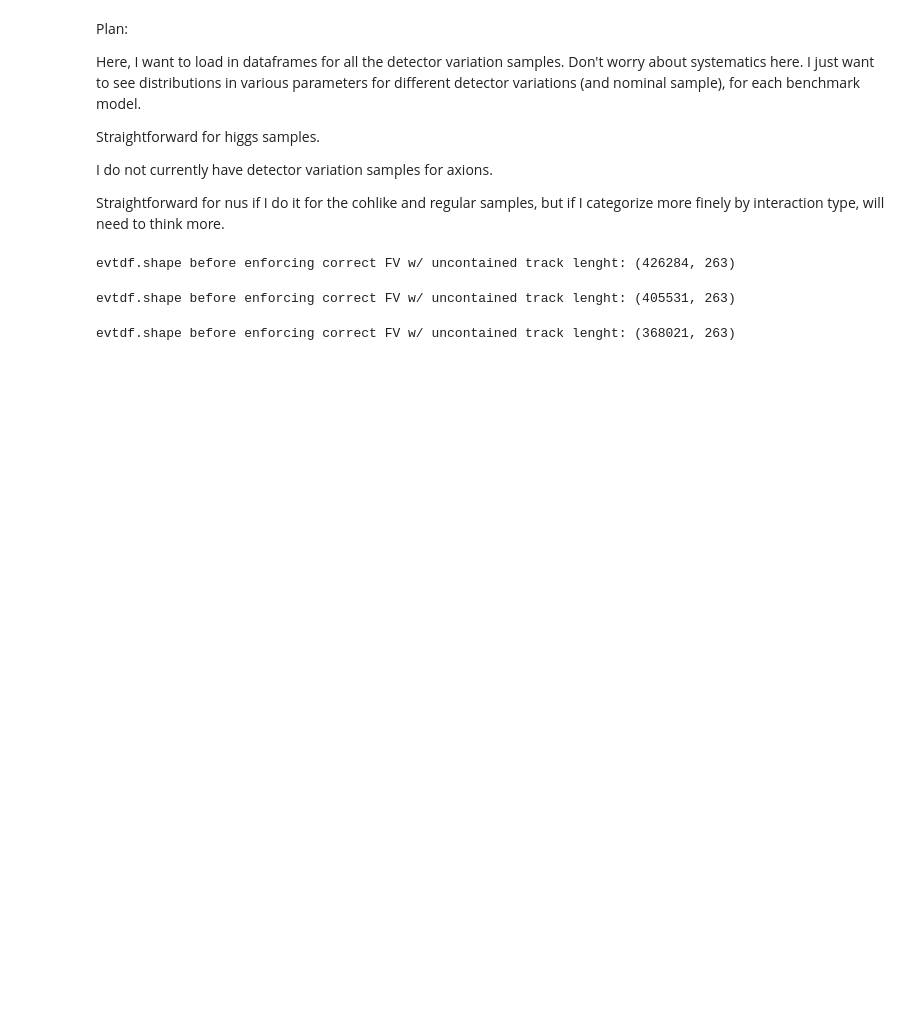
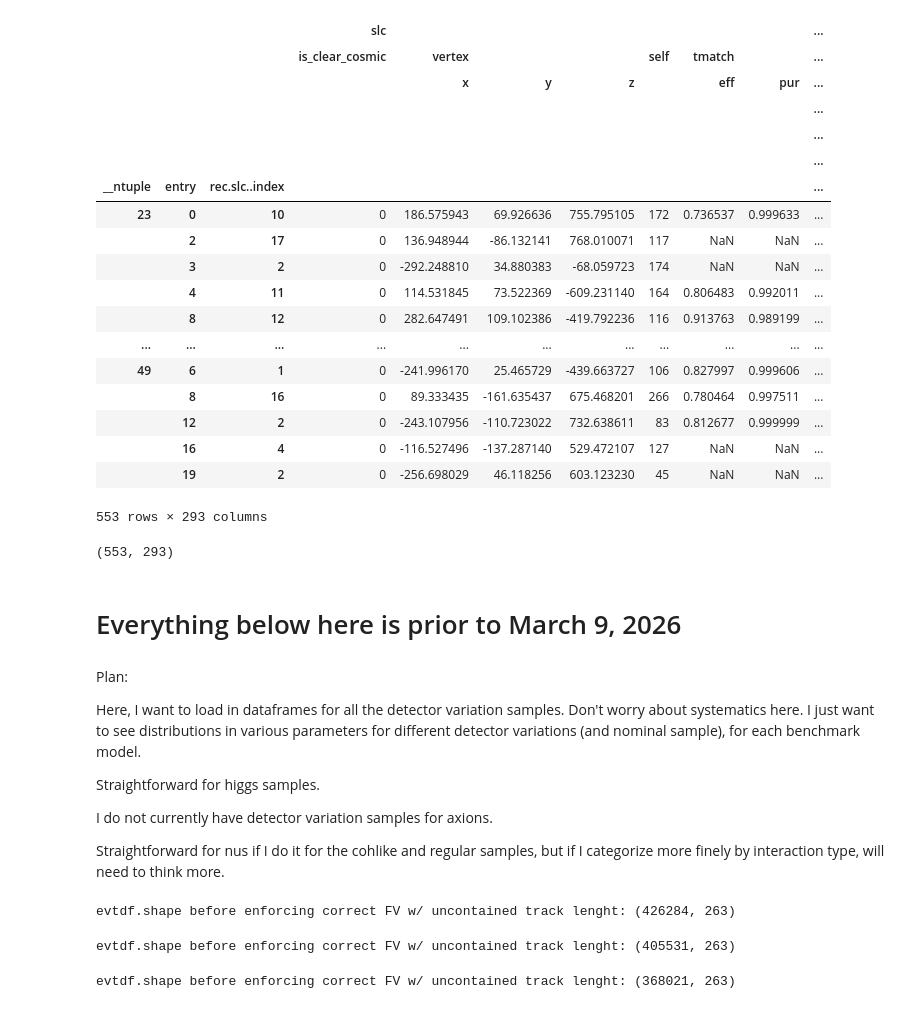
Before and after one commit to SBNSoftware/sbnana, a Jupyter notebook: sbnana/SBNAna/icarus-analysis-villiage/pyana/dimuon-tools/nb/unc_detVar_studies.ipynb, the cells around one changed output. Cells and saved outputs as stored; diff of their text form; code cells hidden in the pictures; blank space fills up the shorter version.

```diff
--- a/sbnana/SBNAna/icarus-analysis-villiage/pyana/dimuon-tools/nb/unc_detVar_studies.ipynb
+++ b/sbnana/SBNAna/icarus-analysis-villiage/pyana/dimuon-tools/nb/unc_detVar_studies.ipynb
@@ -7,3 +41,29 @@
+# %%
+display(ma300_ind0nom)
+print(ma300_ind0nom.shape)
+# %% [output]
+|  |  |  | slc |  |  |  |  |  |  | ... |
+|  |  |  | is_clear_cosmic | vertex |  |  | self | tmatch |  | ... |
+|  |  |  |  | x | y | z |  | eff | pur | ... |
+|  |  |  |  |  |  |  |  |  |  | ... |
+|  |  |  |  |  |  |  |  |  |  | ... |
+|  |  |  |  |  |  |  |  |  |  | ... |
+| __ntuple | entry | rec.slc..index |  |  |  |  |  |  |  | ... |
+| 23 | 0 | 10 | 0 | 186.575943 | 69.926636 | 755.795105 | 172 | 0.736537 | 0.999633 | ... |
+|  | 2 | 17 | 0 | 136.948944 | -86.132141 | 768.010071 | 117 | NaN | NaN | ... |
+|  | 3 | 2 | 0 | -292.248810 | 34.880383 | -68.059723 | 174 | NaN | NaN | ... |
+|  | 4 | 11 | 0 | 114.531845 | 73.522369 | -609.231140 | 164 | 0.806483 | 0.992011 | ... |
+|  | 8 | 12 | 0 | 282.647491 | 109.102386 | -419.792236 | 116 | 0.913763 | 0.989199 | ... |
+| ... | ... | ... | ... | ... | ... | ... | ... | ... | ... | ... |
+| 49 | 6 | 1 | 0 | -241.996170 | 25.465729 | -439.663727 | 106 | 0.827997 | 0.999606 | ... |
+|  | 8 | 16 | 0 | 89.333435 | -161.635437 | 675.468201 | 266 | 0.780464 | 0.997511 | ... |
+|  | 12 | 2 | 0 | -243.107956 | -110.723022 | 732.638611 | 83 | 0.812677 | 0.999999 | ... |
+|  | 16 | 4 | 0 | -116.527496 | -137.287140 | 529.472107 | 127 | NaN | NaN | ... |
+|  | 19 | 2 | 0 | -256.698029 | 46.118256 | 603.123230 | 45 | NaN | NaN | ... |
+553 rows × 293 columns
+(553, 293)
+# %% [markdown]
+# Everything below here is prior to March 9, 2026
 # %% [markdown]
 Plan:
 
```
Also changed, not shown: parts of 7 cells of this notebook, 15 other files.
